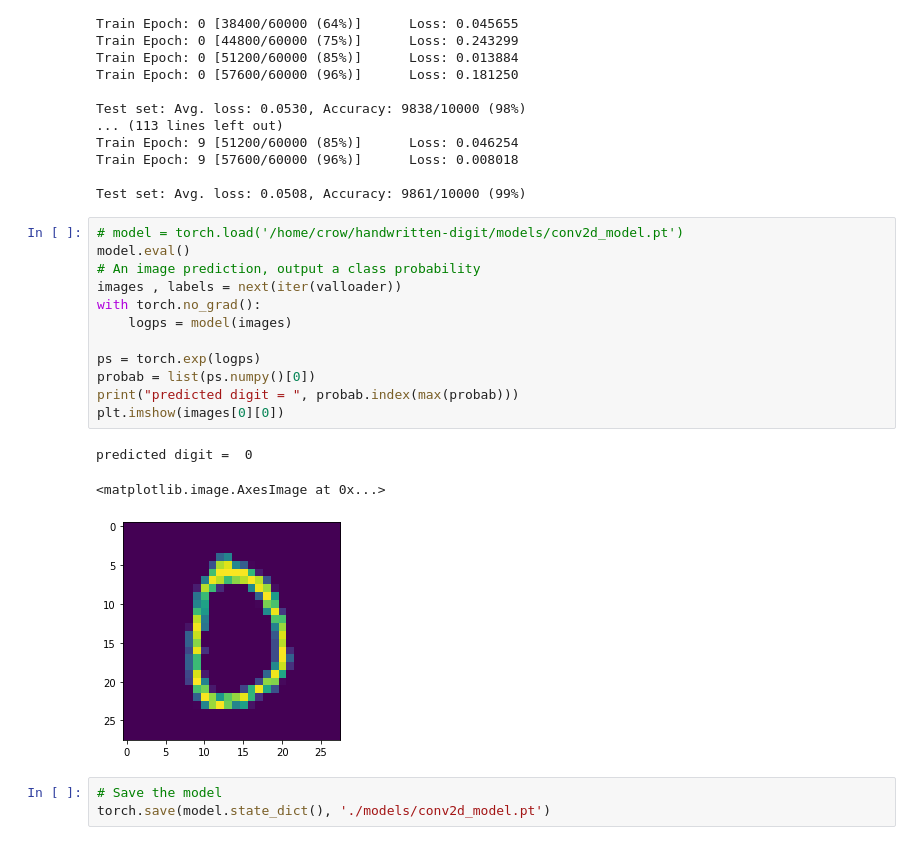
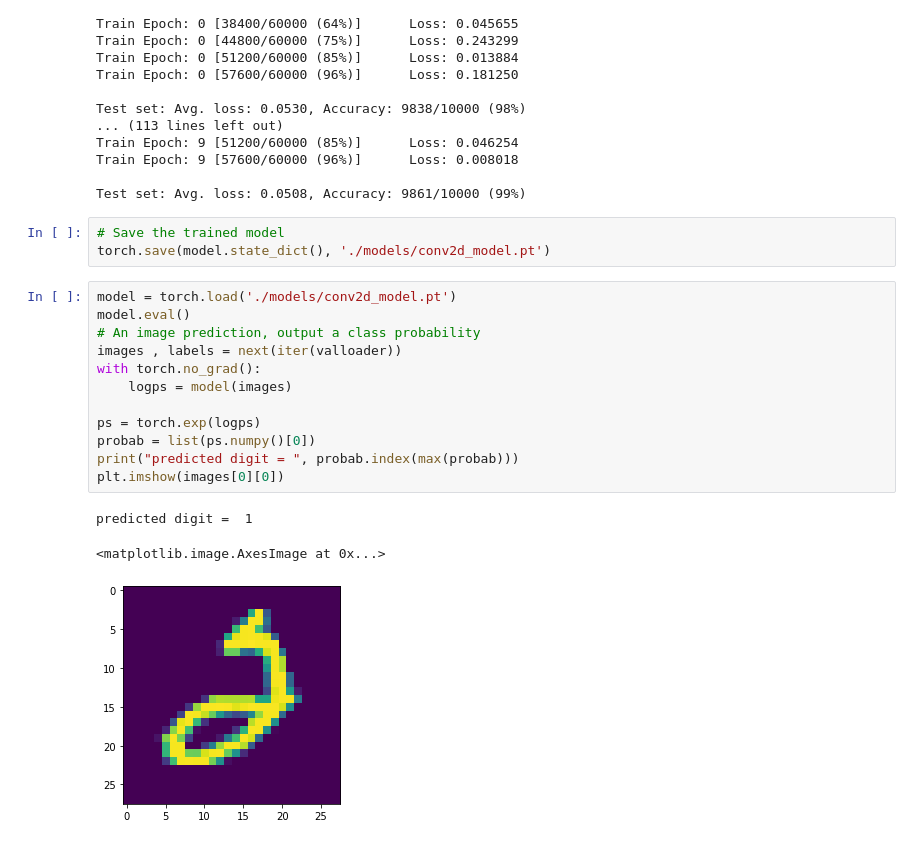
Before and after one commit to cibo-ai/mnist-draw, a Jupyter notebook: build_model.ipynb, the cells around one changed output. Drawn from its saved outputs; the diff is of its cells as text.

```diff
--- a/build_model.ipynb
+++ b/build_model.ipynb
@@ -164,22 +111,22 @@ Train Epoch: 9 [51200/60000 (85%)]      Loss: 0.046254
 Train Epoch: 9 [57600/60000 (96%)]      Loss: 0.008018
 
 Test set: Avg. loss: 0.0508, Accuracy: 9861/10000 (99%)
+# %%
+# Save the trained model
+torch.save(model.state_dict(), './models/conv2d_model.pt')
 # %%
-# model = torch.load('/home/crow/handwritten-digit/models/conv2d_model.pt')
+model = torch.load('./models/conv2d_model.pt')
 model.eval()
 # An image prediction, output a class probability
 images , labels = next(iter(valloader))
 with torch.no_grad():
     logps = model(images)
 
 ps = torch.exp(logps)
 probab = list(ps.numpy()[0])
 print("predicted digit = ", probab.index(max(probab)))
 plt.imshow(images[0][0])
 # %% [output]
-predicted digit =  0
+predicted digit =  1
 <matplotlib.image.AxesImage at 0x...>
-[figure, old version]
+[figure, new version]
-# %%
-# Save the model
-torch.save(model.state_dict(), './models/conv2d_model.pt')
```
Also changed, not shown: parts of 4 cells of this notebook, 3 other files.
